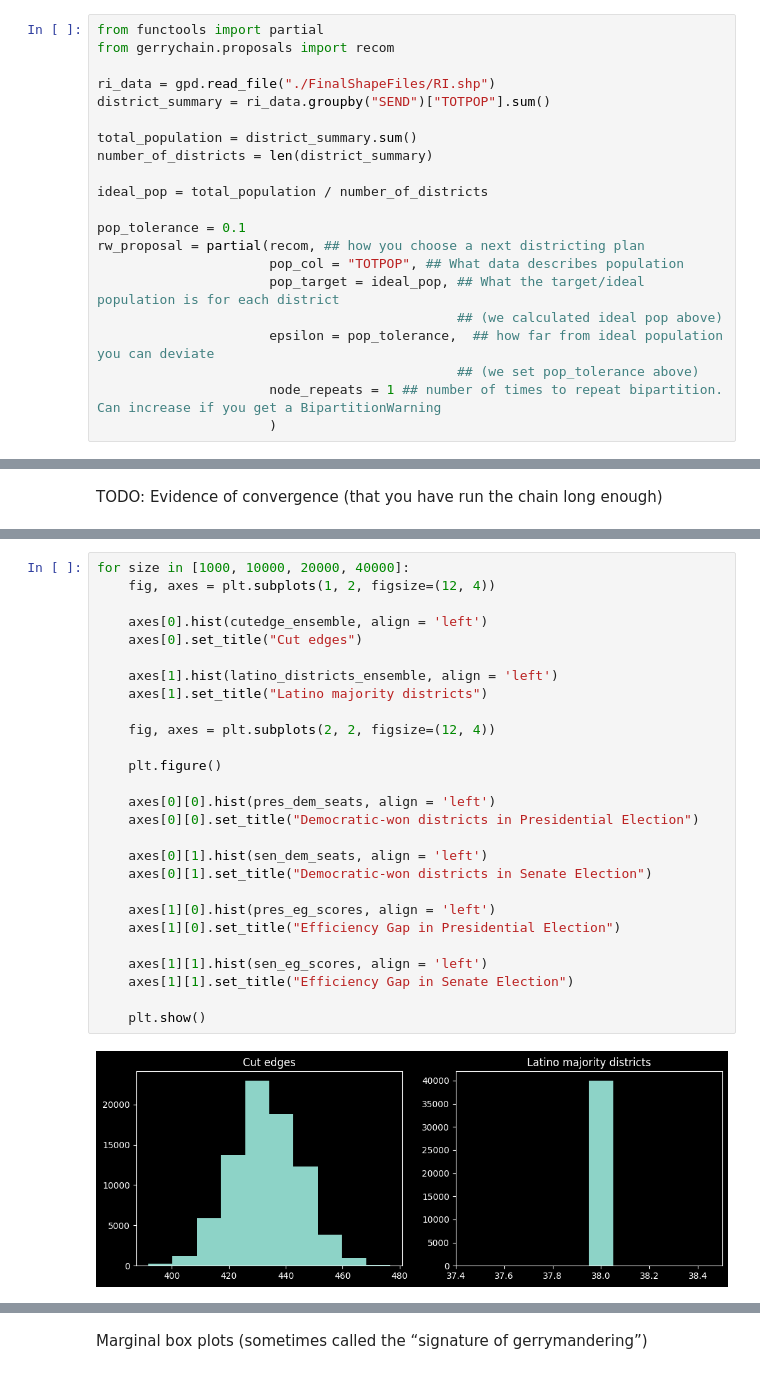
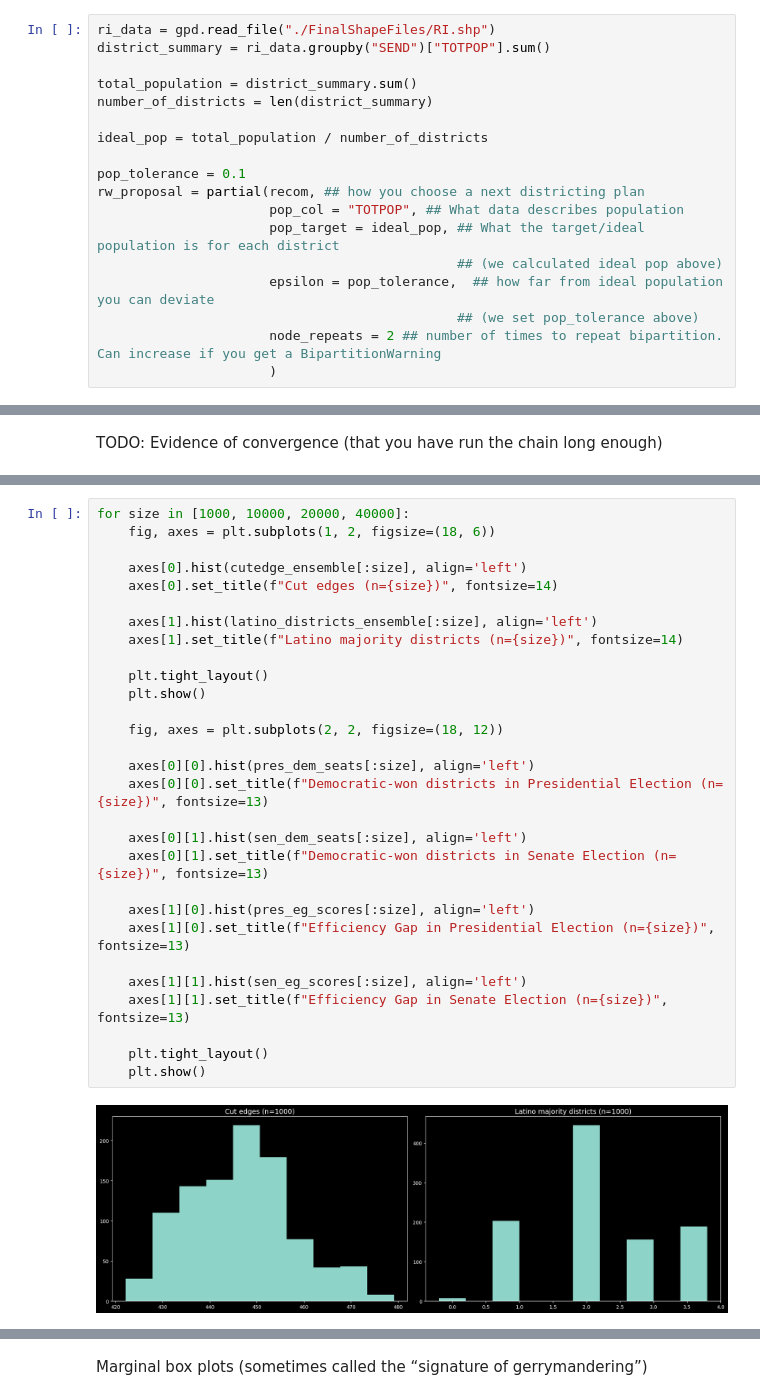
Before and after one commit to TianqiMin8/CS464FinalProject, a Jupyter notebook: FinalProjectChain.ipynb, the cells around one changed output, grey strips where cells are left out. Saved outputs shown, nothing was run; the diff lists cells and outputs as text.

Commit message:
fix election cols/keys, Latino calc, warnings; add box plot + larger plots (4.14); remove duplicate 50-step chain

```diff
--- a/FinalProjectChain.ipynb
+++ b/FinalProjectChain.ipynb
@@ -89,9 +93,6 @@ Dual graph is connected or not: True
 1. Use 2020 Presidential Election (G20PREDBID (Democrat), G20PRERTRU(Republican))
 2. Use 2020 U.S. Senate Election (G20USSDREE (Democrat), G20USSRWAT(Republican))
 # %%
-from functools import partial
-from gerrychain.proposals import recom
-
 ri_data = gpd.read_file("./FinalShapeFiles/RI.shp")
 district_summary = ri_data.groupby("SEND")["TOTPOP"].sum()
 
@@ -107,7 +108,7 @@ rw_proposal = partial(recom, ## how you choose a next districting plan
                                               ## (we calculated ideal pop above)
                       epsilon = pop_tolerance,  ## how far from ideal population you can deviate
                                               ## (we set pop_tolerance above)
-                      node_repeats = 1 ## number of times to repeat bipartition.  Can increase if you get a BipartitionWarning
+                      node_repeats = 2 ## number of times to repeat bipartition.  Can increase if you get a BipartitionWarning
                       )
 # %%
 # 1. 2020 Presidential Election
@@ -257,29 +187,31 @@ for part in our_random_walk:
 # %%
 for size in [1000, 10000, 20000, 40000]:
-    fig, axes = plt.subplots(1, 2, figsize=(12, 4))
+    fig, axes = plt.subplots(1, 2, figsize=(18, 6))
 
-    axes[0].hist(cutedge_ensemble, align = 'left')
-    axes[0].set_title("Cut edges")
+    axes[0].hist(cutedge_ensemble[:size], align='left')
+    axes[0].set_title(f"Cut edges (n={size})", fontsize=14)
 
-    axes[1].hist(latino_districts_ensemble, align = 'left')
-    axes[1].set_title("Latino majority districts")
+    axes[1].hist(latino_districts_ensemble[:size], align='left')
+    axes[1].set_title(f"Latino majority districts (n={size})", fontsize=14)
 
-    fig, axes = plt.subplots(2, 2, figsize=(12, 4))
+    plt.tight_layout()
+    plt.show()
 
-    plt.figure()
+    fig, axes = plt.subplots(2, 2, figsize=(18, 12))
 
-    axes[0][0].hist(pres_dem_seats, align = 'left')
-    axes[0][0].set_title("Democratic-won districts in Presidential Election")
+    axes[0][0].hist(pres_dem_seats[:size], align='left')
+    axes[0][0].set_title(f"Democratic-won districts in Presidential Election (n={size})", fontsize=13)
 
-    axes[0][1].hist(sen_dem_seats, align = 'left')
-    axes[0][1].set_title("Democratic-won districts in Senate Election")
+    axes[0][1].hist(sen_dem_seats[:size], align='left')
+    axes[0][1].set_title(f"Democratic-won districts in Senate Election (n={size})", fontsize=13)
 
-    axes[1][0].hist(pres_eg_scores, align = 'left')
-    axes[1][0].set_title("Efficiency Gap in Presidential Election")
+    axes[1][0].hist(pres_eg_scores[:size], align='left')
+    axes[1][0].set_title(f"Efficiency Gap in Presidential Election (n={size})", fontsize=13)
 
-    axes[1][1].hist(sen_eg_scores, align = 'left')
-    axes[1][1].set_title("Efficiency Gap in Senate Election")
+    axes[1][1].hist(sen_eg_scores[:size], align='left')
+    axes[1][1].set_title(f"Efficiency Gap in Senate Election (n={size})", fontsize=13)
 
+    plt.tight_layout()
     plt.show()
 # %% [output]
-[figure, old version]
+[figure, new version]
```
Also changed, not shown: parts of 11 cells of this notebook.
